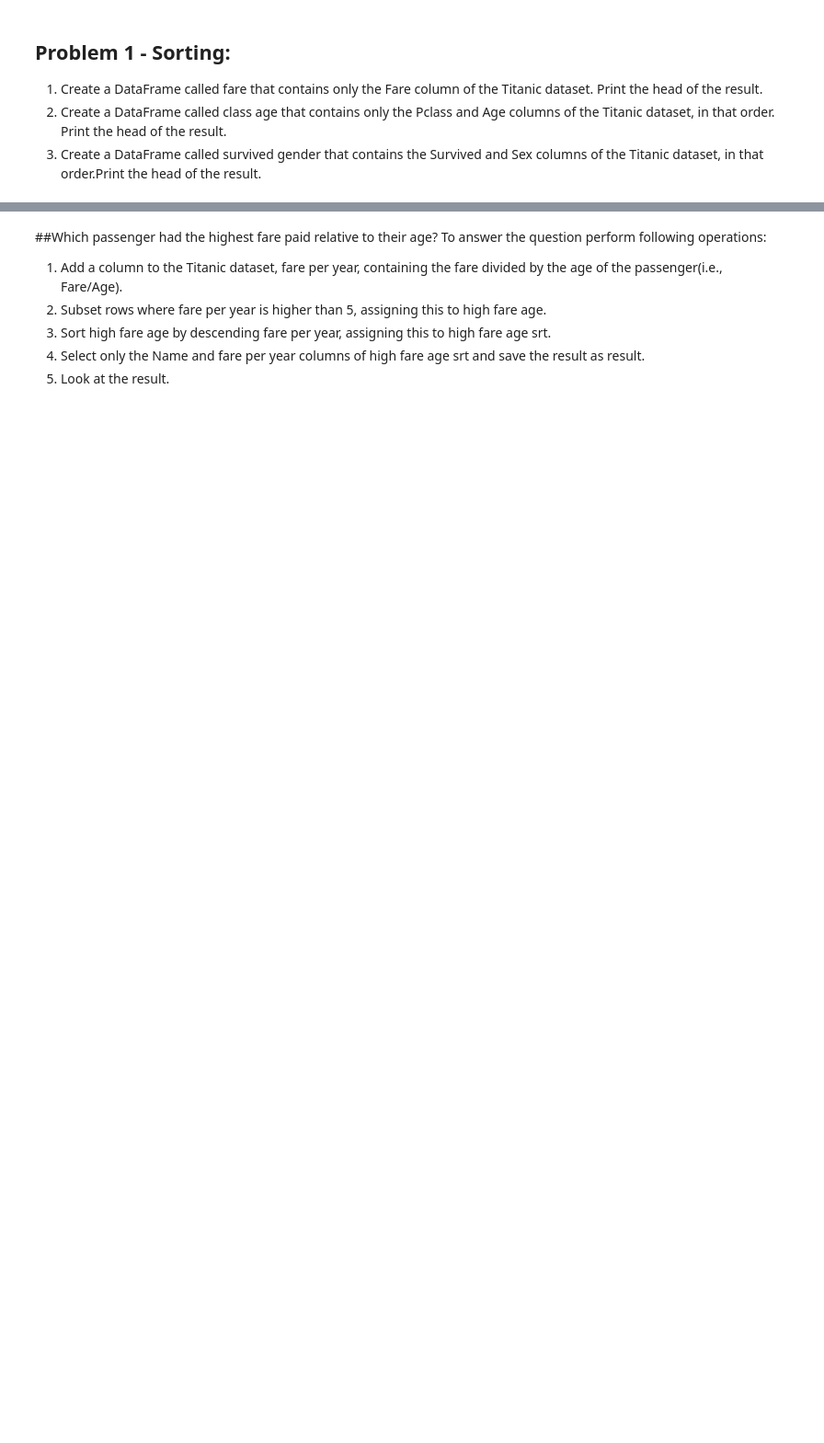
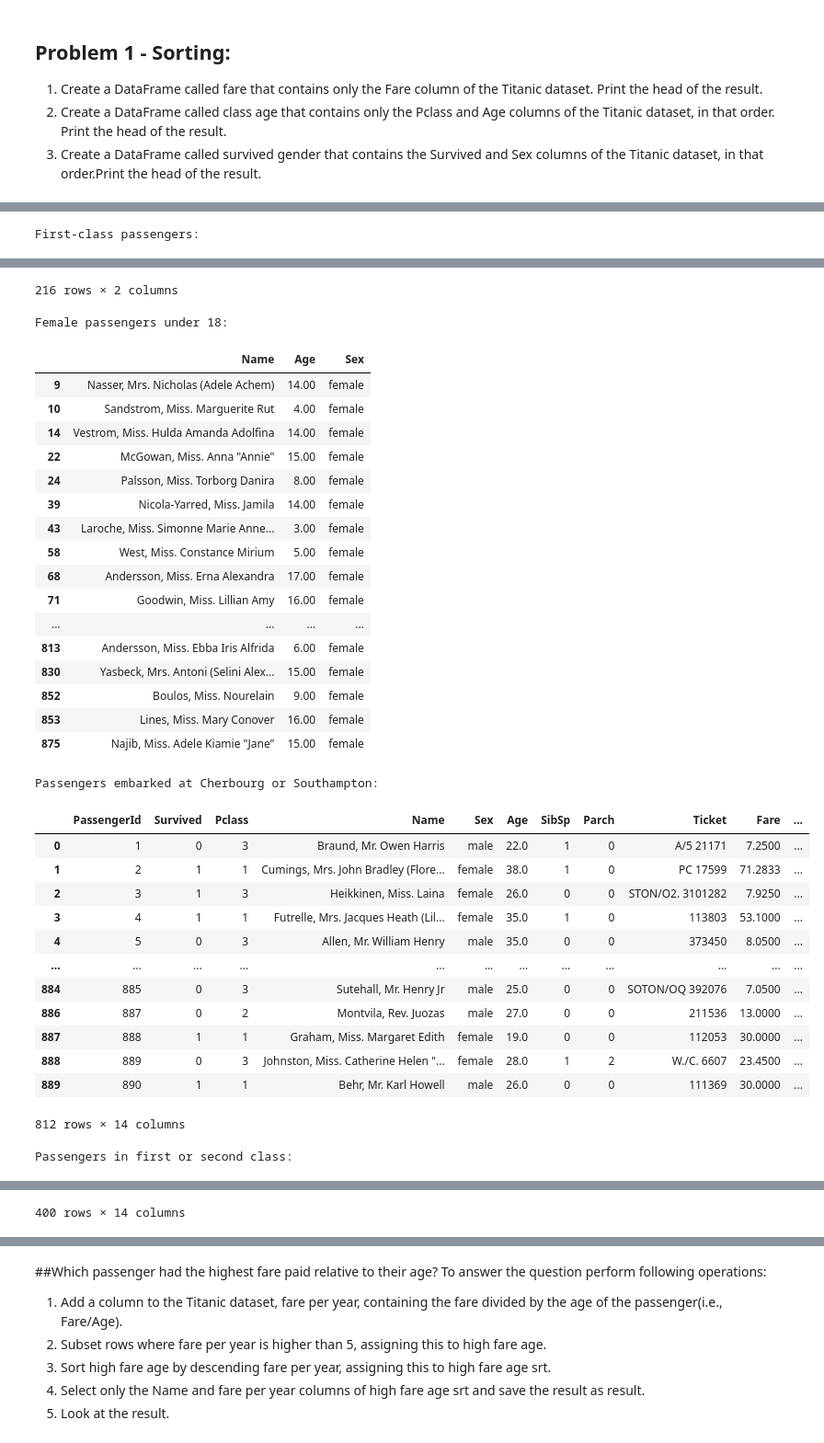
Before and after one commit to idiocter/Concept-of-AI, a Jupyter notebook: Workshop03.ipynb, the cells around one changed output, grey strips where cells are left out. Shown at 92% size. Cells and saved outputs as stored; diff of their text form; code cells hidden in the pictures; blank space fills up the shorter version.

```diff
--- a/Workshop03.ipynb
+++ b/Workshop03.ipynb
@@ -27,18 +27,19 @@ from google.colab import files
 # Upload and load the Titanic dataset
 print("Upload Titanic-Dataset.csv")
 uploaded = files.upload()
-df = pd.read_csv("Titanic-Dataset.csv")
+titanic_df = pd.read_csv("Titanic-Dataset.csv")
 
 # Display first few rows
-df.head()
+print("\n\nFirst few rows of the DataFrame:")
+display(titanic_df.head())
 
 # Inspect DataFrame info (column names, dtypes, non-null counts)
 print("\n\nDataFrame Information:")
-df.info()
+titanic_df[['Pclass', 'Age']].info()
 
 # Check for missing values in each column
-print("\n\nMissing values per column:")
-print(df.isnull().sum())
+print("\n\nMissing values per column:\n\n")
+print(titanic_df.isnull().sum())
 # %% [output]
 Upload Titanic-Dataset.csv
 [interactive output not drawn]
@@ -199,32 +236,33 @@ Author: Bipul Regmi
 # Problem 2.0 - Subsetting Rows
 
 # Passengers with fare greater than 100
-fare_gt_100 = df[df["Fare"] > 100]
+fare_gt_100 = titanic_df[titanic_df["Fare"] > 100][["Name", "Fare"]]
 print("\n\nPassengers with Fare > 100:")
-print(fare_gt_100)
+display(fare_gt_100)
 
 # First-class passengers
-first_class = df[df["Pclass"] == 1]
+first_class = titanic_df[titanic_df["Pclass"] == 1][["Name", "Pclass"]]
 print("\n\nFirst-class passengers:")
-print(first_class)
+display(first_class)
 
 # Female passengers under 18
-female_under_18 = df[(df["Age"] < 18) & (df["Sex"] == "female")]
+female_under_18 = titanic_df[(titanic_df["Age"] < 18) & (titanic_df["Sex"] == "female")][["Name", "Age", "Sex"]]
 print("\n\nFemale passengers under 18:")
-print(female_under_18)
+display(female_under_18)
+
 
 
 
 # Problem 2.1 - Subsetting by Categorical Variables
 
 # Passengers embarked at Cherbourg (C) or Southampton (S)
-embarked_c_or_s = df[df["Embarked"].isin(["C", "S"])]
+embarked_c_or_s = titanic_df[titanic_df["Embarked"].isin(["C", "S"])]
 print("\n\nPassengers embarked at Cherbourg or Southampton:")
-print(embarked_c_or_s)
+display(embarked_c_or_s)
 
 # Passengers in first or second class
-first_second_class = df[df["Pclass"].isin([1, 2])]
+first_second_class = titanic_df[titanic_df["Pclass"].isin([1, 2])]
 print("\n\nPassengers in first or second class:")
-print(first_second_class)
+display(first_second_class)
 # %% [output]
 Passengers with Fare > 100:
@@ -246,0 +286 @@ Passengers with Fare > 100:
+First-class passengers:
@@ -246,0 +299,34 @@ Passengers with Fare > 100:
+216 rows × 2 columns
+Female passengers under 18:
+|  | Name | Age | Sex |
+| 9 | Nasser, Mrs. Nicholas (Adele Achem) | 14.00 | female |
+| 10 | Sandstrom, Miss. Marguerite Rut | 4.00 | female |
+| 14 | Vestrom, Miss. Hulda Amanda Adolfina | 14.00 | female |
+| 22 | McGowan, Miss. Anna "Annie" | 15.00 | female |
+| 24 | Palsson, Miss. Torborg Danira | 8.00 | female |
+| 39 | Nicola-Yarred, Miss. Jamila | 14.00 | female |
+| 43 | Laroche, Miss. Simonne Marie Anne... | 3.00 | female |
+| 58 | West, Miss. Constance Mirium | 5.00 | female |
+| 68 | Andersson, Miss. Erna Alexandra | 17.00 | female |
+| 71 | Goodwin, Miss. Lillian Amy | 16.00 | female |
+| ... | ... | ... | ... |
+| 813 | Andersson, Miss. Ebba Iris Alfrida | 6.00 | female |
+| 830 | Yasbeck, Mrs. Antoni (Selini Alex... | 15.00 | female |
+| 852 | Boulos, Miss. Nourelain | 9.00 | female |
+| 853 | Lines, Miss. Mary Conover | 16.00 | female |
+| 875 | Najib, Miss. Adele Kiamie "Jane" | 15.00 | female |
+Passengers embarked at Cherbourg or Southampton:
+|  | PassengerId | Survived | Pclass | Name | Sex | Age | SibSp | Parch | Ticket | Fare | ... |
+| 0 | 1 | 0 | 3 | Braund, Mr. Owen Harris | male | 22.0 | 1 | 0 | A/5 21171 | 7.2500 | ... |
+| 1 | 2 | 1 | 1 | Cumings, Mrs. John Bradley (Flore... | female | 38.0 | 1 | 0 | PC 17599 | 71.2833 | ... |
+| 2 | 3 | 1 | 3 | Heikkinen, Miss. Laina | female | 26.0 | 0 | 0 | STON/O2. 3101282 | 7.9250 | ... |
+| 3 | 4 | 1 | 1 | Futrelle, Mrs. Jacques Heath (Lil... | female | 35.0 | 1 | 0 | 113803 | 53.1000 | ... |
+| 4 | 5 | 0 | 3 | Allen, Mr. William Henry | male | 35.0 | 0 | 0 | 373450 | 8.0500 | ... |
+| ... | ... | ... | ... | ... | ... | ... | ... | ... | ... | ... | ... |
+| 884 | 885 | 0 | 3 | Sutehall, Mr. Henry Jr | male | 25.0 | 0 | 0 | SOTON/OQ 392076 | 7.0500 | ... |
+| 886 | 887 | 0 | 2 | Montvila, Rev. Juozas | male | 27.0 | 0 | 0 | 211536 | 13.0000 | ... |
+| 887 | 888 | 1 | 1 | Graham, Miss. Margaret Edith | female | 19.0 | 0 | 0 | 112053 | 30.0000 | ... |
+| 888 | 889 | 0 | 3 | Johnston, Miss. Catherine Helen "... | female | 28.0 | 1 | 2 | W./C. 6607 | 23.4500 | ... |
+| 889 | 890 | 1 | 1 | Behr, Mr. Karl Howell | male | 26.0 | 0 | 0 | 111369 | 30.0000 | ... |
+812 rows × 14 columns
+Passengers in first or second class:
@@ -247 +345,2 @@ Passengers with Fare > 100:
+400 rows × 14 columns
 # %% [markdown]
```
Also changed, not shown: parts of 9 cells of this notebook.
